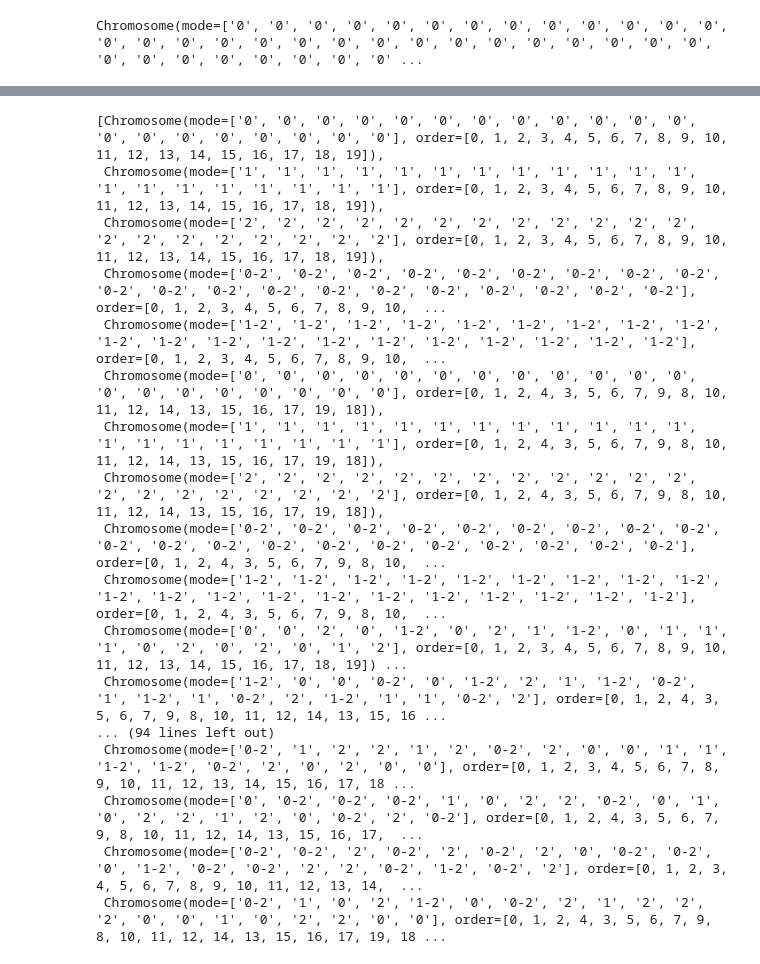
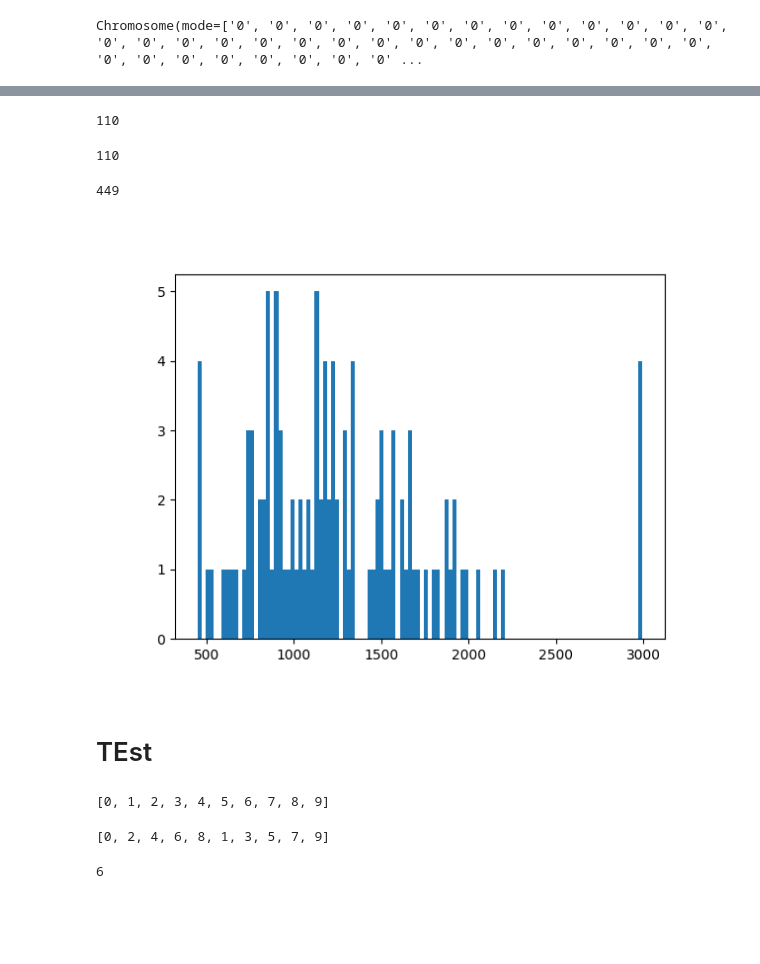
Before and after one commit to plrodrigues/HM_HRT, a Jupyter notebook: notebooks/step_03_explore_with_GA.ipynb, the cells around one changed output, grey strips where cells are left out. Saved outputs shown, nothing was run; the diff lists cells and outputs as text; code cells hidden in the pictures; blank space fills up the shorter version.

Commit message:
add times spans

```diff
--- a/notebooks/step_03_explore_with_GA.ipynb
+++ b/notebooks/step_03_explore_with_GA.ipynb
@@ -185,20 +202,0 @@ for chromosome in task_mode_feasible_chromosomes:
-# %%
-task_mode_feasible_chromosomes
-# %% [output]
-[Chromosome(mode=['0', '0', '0', '0', '0', '0', '0', '0', '0', '0', '0', '0', '0', '0', '0', '0', '0', '0', '0', '0'], order=[0, 1, 2, 3, 4, 5, 6, 7, 8, 9, 10, 11, 12, 13, 14, 15, 16, 17, 18, 19]),
- Chromosome(mode=['1', '1', '1', '1', '1', '1', '1', '1', '1', '1', '1', '1', '1', '1', '1', '1', '1', '1', '1', '1'], order=[0, 1, 2, 3, 4, 5, 6, 7, 8, 9, 10, 11, 12, 13, 14, 15, 16, 17, 18, 19]),
- Chromosome(mode=['2', '2', '2', '2', '2', '2', '2', '2', '2', '2', '2', '2', '2', '2', '2', '2', '2', '2', '2', '2'], order=[0, 1, 2, 3, 4, 5, 6, 7, 8, 9, 10, 11, 12, 13, 14, 15, 16, 17, 18, 19]),
- Chromosome(mode=['0-2', '0-2', '0-2', '0-2', '0-2', '0-2', '0-2', '0-2', '0-2', '0-2', '0-2', '0-2', '0-2', '0-2', '0-2', '0-2', '0-2', '0-2', '0-2', '0-2'], order=[0, 1, 2, 3, 4, 5, 6, 7, 8, 9, 10,  ...
- Chromosome(mode=['1-2', '1-2', '1-2', '1-2', '1-2', '1-2', '1-2', '1-2', '1-2', '1-2', '1-2', '1-2', '1-2', '1-2', '1-2', '1-2', '1-2', '1-2', '1-2', '1-2'], order=[0, 1, 2, 3, 4, 5, 6, 7, 8, 9, 10,  ...
- Chromosome(mode=['0', '0', '0', '0', '0', '0', '0', '0', '0', '0', '0', '0', '0', '0', '0', '0', '0', '0', '0', '0'], order=[0, 1, 2, 4, 3, 5, 6, 7, 9, 8, 10, 11, 12, 14, 13, 15, 16, 17, 19, 18]),
- Chromosome(mode=['1', '1', '1', '1', '1', '1', '1', '1', '1', '1', '1', '1', '1', '1', '1', '1', '1', '1', '1', '1'], order=[0, 1, 2, 4, 3, 5, 6, 7, 9, 8, 10, 11, 12, 14, 13, 15, 16, 17, 19, 18]),
- Chromosome(mode=['2', '2', '2', '2', '2', '2', '2', '2', '2', '2', '2', '2', '2', '2', '2', '2', '2', '2', '2', '2'], order=[0, 1, 2, 4, 3, 5, 6, 7, 9, 8, 10, 11, 12, 14, 13, 15, 16, 17, 19, 18]),
- Chromosome(mode=['0-2', '0-2', '0-2', '0-2', '0-2', '0-2', '0-2', '0-2', '0-2', '0-2', '0-2', '0-2', '0-2', '0-2', '0-2', '0-2', '0-2', '0-2', '0-2', '0-2'], order=[0, 1, 2, 4, 3, 5, 6, 7, 9, 8, 10,  ...
- Chromosome(mode=['1-2', '1-2', '1-2', '1-2', '1-2', '1-2', '1-2', '1-2', '1-2', '1-2', '1-2', '1-2', '1-2', '1-2', '1-2', '1-2', '1-2', '1-2', '1-2', '1-2'], order=[0, 1, 2, 4, 3, 5, 6, 7, 9, 8, 10,  ...
- Chromosome(mode=['0', '0', '2', '0', '1-2', '0', '2', '1', '1-2', '0', '1', '1', '1', '0', '2', '0', '2', '0', '1', '2'], order=[0, 1, 2, 3, 4, 5, 6, 7, 8, 9, 10, 11, 12, 13, 14, 15, 16, 17, 18, 19]) ...
- Chromosome(mode=['1-2', '0', '0', '0-2', '0', '1-2', '2', '1', '1-2', '0-2', '1', '1-2', '1', '0-2', '2', '1-2', '1', '1', '0-2', '2'], order=[0, 1, 2, 4, 3, 5, 6, 7, 9, 8, 10, 11, 12, 14, 13, 15, 16 ...
-... (94 lines left out)
- Chromosome(mode=['0-2', '1', '2', '2', '1', '2', '0-2', '2', '0', '0', '1', '1', '1-2', '1-2', '0-2', '2', '0', '2', '0', '0'], order=[0, 1, 2, 3, 4, 5, 6, 7, 8, 9, 10, 11, 12, 13, 14, 15, 16, 17, 18 ...
- Chromosome(mode=['0', '0-2', '0-2', '0-2', '1', '0', '2', '2', '0-2', '0', '1', '0', '2', '2', '1', '2', '0', '0-2', '2', '0-2'], order=[0, 1, 2, 4, 3, 5, 6, 7, 9, 8, 10, 11, 12, 14, 13, 15, 16, 17,  ...
- Chromosome(mode=['0-2', '0-2', '2', '0-2', '2', '0-2', '2', '0', '0-2', '0-2', '0', '1-2', '0-2', '0-2', '2', '2', '0-2', '1-2', '0-2', '2'], order=[0, 1, 2, 3, 4, 5, 6, 7, 8, 9, 10, 11, 12, 13, 14,  ...
- Chromosome(mode=['0-2', '1', '0', '2', '1-2', '0', '0-2', '2', '1', '2', '2', '2', '0', '0', '1', '0', '2', '2', '0', '0'], order=[0, 1, 2, 4, 3, 5, 6, 7, 9, 8, 10, 11, 12, 14, 13, 15, 16, 17, 19, 18 ...
@@ -204,0 +205,50 @@ task_mode_feasible_chromosomes
+# %%
+# for all replicated chromosomes
+time_allocated_chromosomes = []
+for chromosome in replicated_chromosomes:
+    time_allocated_chromosomes.append(
+        time_allocation.get_all_time_allocations(ins_x, chromosome)
+    )
+
+len(time_allocated_chromosomes)
+# %% [output]
+110
+# %%
+# for all results
+makespan_all_chromosomes = []
+for chromosome_time_allocation in time_allocated_chromosomes:
+    makespan_all_chromosomes.append(
+        time_allocation.find_makespan(chromosome_time_allocation)
+    )
+
+len(makespan_all_chromosomes)
+# %% [output]
+110
+# %%
+min(makespan_all_chromosomes)
+# %% [output]
+449
+# %%
+plt.figure()
+plt.hist(makespan_all_chromosomes, bins=len(makespan_all_chromosomes))
+plt.show()
+# %% [output]
+[figure, added]
+# %% [markdown]
+# TEst
+# %%
+tasks = [x for x in range(10)]
+tasks
+# %% [output]
+[0, 1, 2, 3, 4, 5, 6, 7, 8, 9]
+# %%
+order = [0, 2, 4, 6, 8, 1, 3, 5, 7, 9]
+order
+# %% [output]
+[0, 2, 4, 6, 8, 1, 3, 5, 7, 9]
+# %%
+i = 3
+task_i = tasks[order.index(i)]
+task_i
+# %% [output]
+6
```
Also changed, not shown: parts of 5 cells of this notebook, 3 other files.
